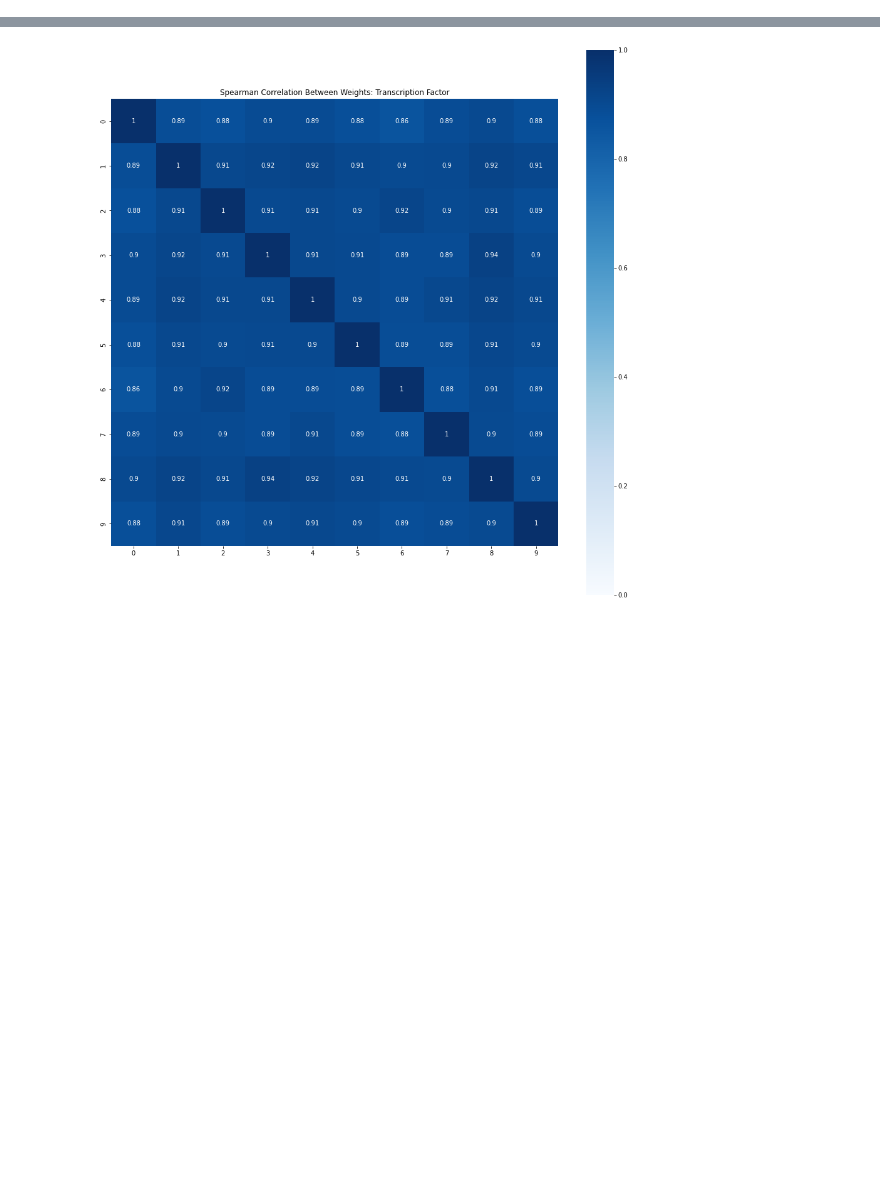
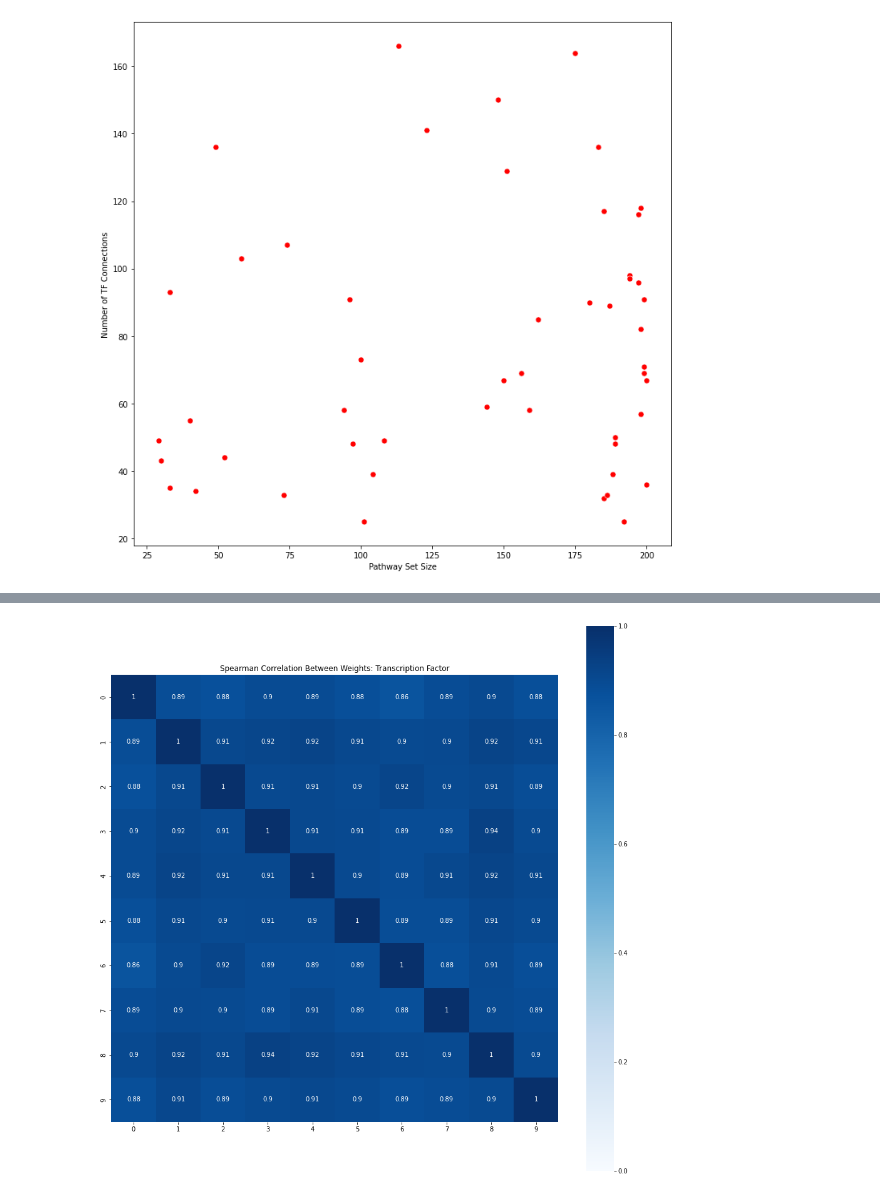
Before and after one commit to Koushul/CITRUS, a Jupyter notebook: MCF10A.ipynb, the cells around one changed output, grey strips where cells are left out. Cells and saved outputs as stored; diff of their text form; code cells hidden in the pictures; blank space fills up the shorter version.

```diff
--- a/MCF10A.ipynb
+++ b/MCF10A.ipynb
@@ -145,0 +148,9 @@ plt.savefig('SumDistribution.png', dpi=300)
+# %%
+plt.figure(figsize=(12, 12))
+sns.scatterplot(hallmark.setSize, hallmark_mask.sum(1), color='r', s=50)
+plt.xlabel('Pathway Set Size')
+plt.ylabel('Number of TF Connections')
+plt.savefig('Pathway_vs_connections.png', dpi=300)
+plt.show()
+# %% [output]
+[figure, added]
```
Also changed, not shown: parts of 2 cells of this notebook, 1 other file.
